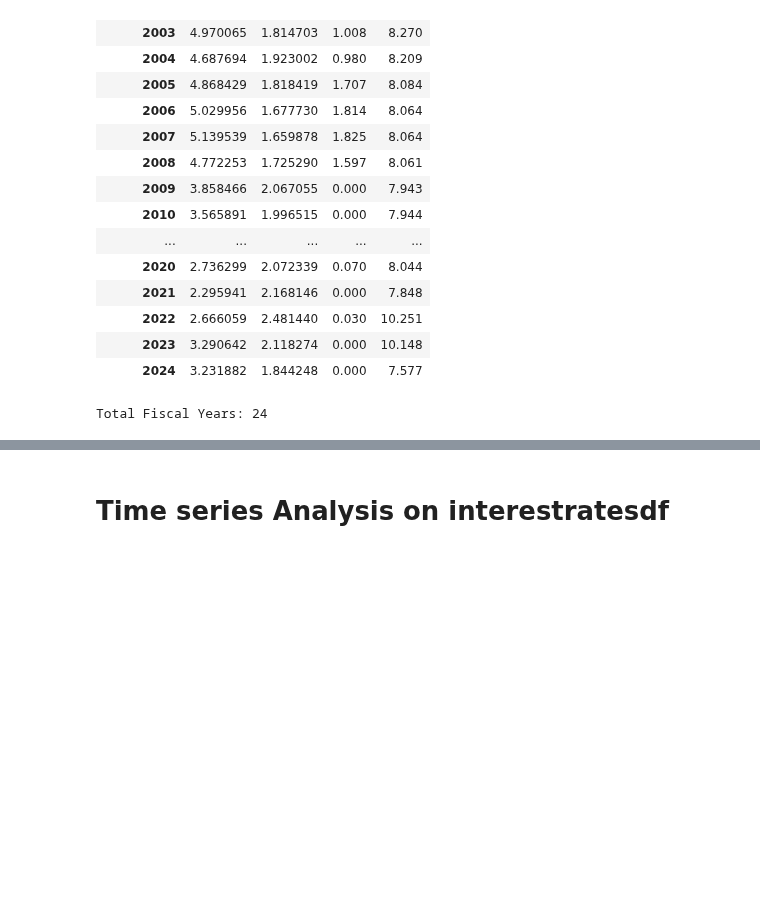
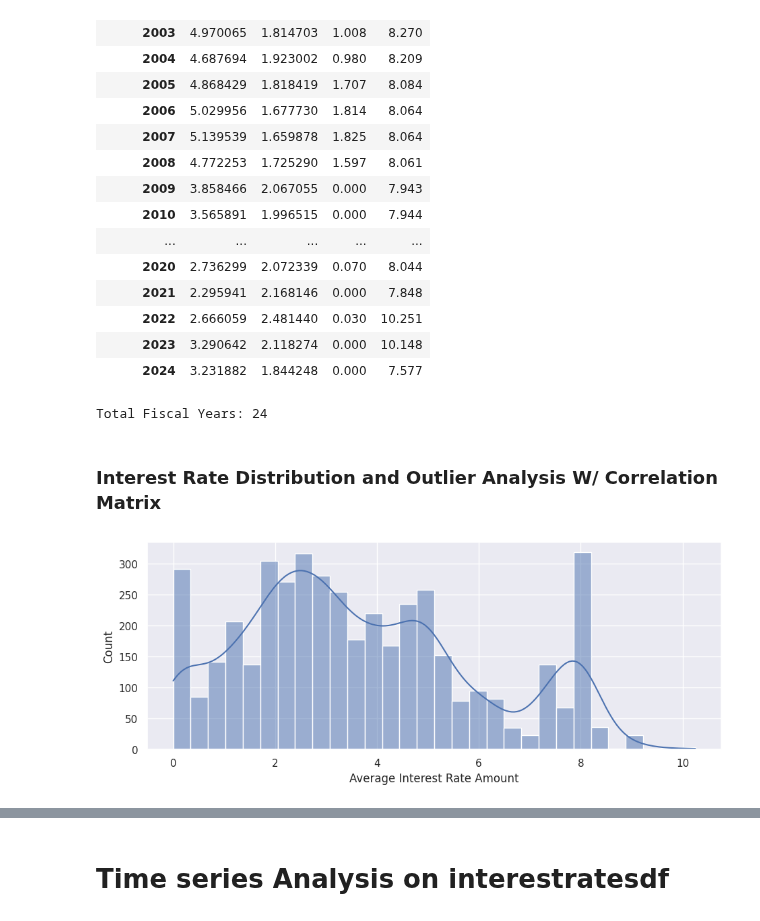
Before and after one commit to felabonte/DataMiningFinalProject, a Jupyter notebook: CS6220_DataMining_FinalProject.ipynb, the cells around one changed output, grey strips where cells are left out. Saved outputs shown, nothing was run; the diff lists cells and outputs as text; code cells hidden in the pictures; blank space fills up the shorter version.

Commit message:
Added linear regression and EDA data visualization plots for interest rate analysis

```diff
--- a/CS6220_DataMining_FinalProject.ipynb
+++ b/CS6220_DataMining_FinalProject.ipynb
@@ -255,3 +255,10 @@ total_fiscal_years = grouped_data_fiscal_year_result.shape[0]
 print("Total Fiscal Years:", total_fiscal_years)
 # %% [output]
 Total Fiscal Years: 24
+# %% [markdown]
+### Interest Rate Distribution and Outlier Analysis W/ Correlation Matrix
+# %%
+sns.histplot(interestratesdf['Average Interest Rate Amount'], bins=30, kde=True)
+plt.show()
+# %% [output]
+[figure, added]
```
Also changed, not shown: parts of 7 cells of this notebook.
